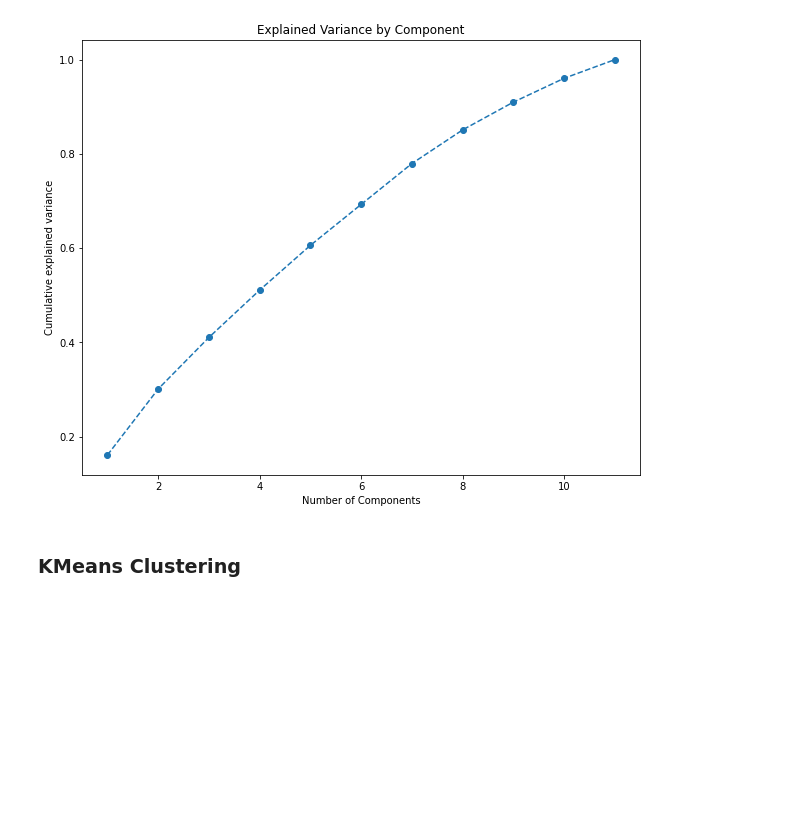
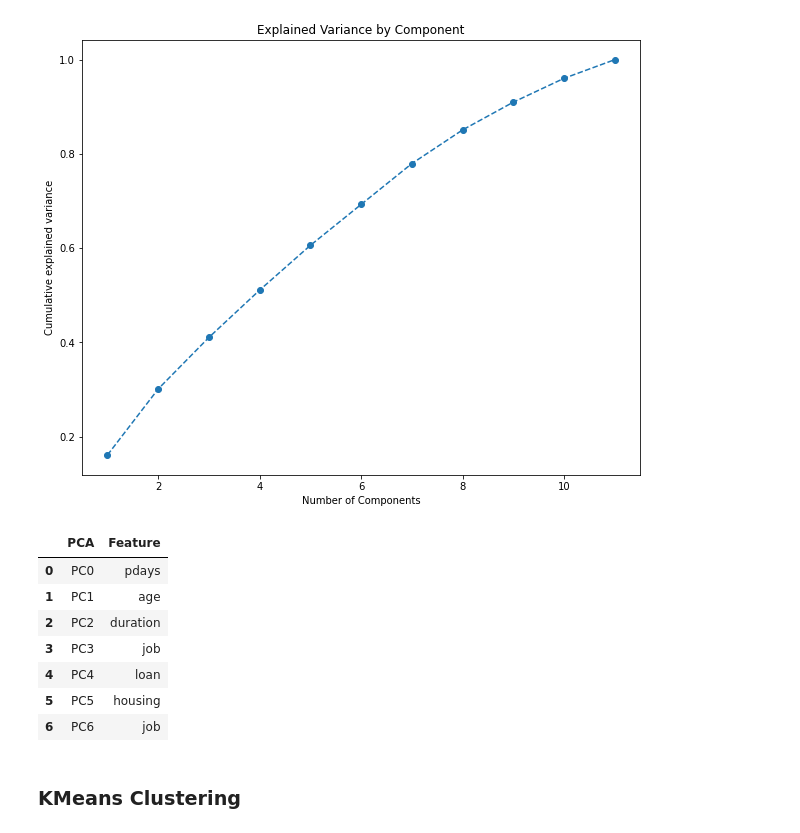
Before and after one commit to ShawnLiu119/Bank-Marketing_Clas-Clus-AppDev, a Jupyter notebook: BankMkting_Clustering_CustomerSegmentation.ipynb, the cells around one changed output. Saved outputs shown, nothing was run; the diff lists cells and outputs as text; code cells hidden in the pictures; blank space fills up the shorter version.

```diff
--- a/BankMkting_Clustering_CustomerSegmentation.ipynb
+++ b/BankMkting_Clustering_CustomerSegmentation.ipynb
@@ -119,6 +119,35 @@ Text(0, 0.5, 'Cumulative explained variance')
 pca = PCA(n_components = 7)
 
 x_pca = pca.fit_transform(x)
+# %%
+# number of components
+n_pcs= pca.components_.shape[0]
+
+# get the index of the most important feature on EACH component
+# LIST COMPREHENSION HERE
+most_important = [np.abs(pca.components_[i]).argmax() for i in range(n_pcs)]
+
+initial_feature_names = df_clus.columns
+# get the names
+most_important_names = [initial_feature_names[most_important[i]] for i in range(n_pcs)]
+
+# LIST COMPREHENSION HERE AGAIN
+dic = {'PC{}'.format(i): most_important_names[i] for i in range(n_pcs)}
+
+# build the dataframe
+df_pca_fea = pd.DataFrame(dic.items())
+# %%
+df_pca_fea = df_pca_fea.rename(columns={0: 'PCA', 1: 'Feature'})
+df_pca_fea
+# %% [output]
+|  | PCA | Feature |
+| 0 | PC0 | pdays |
+| 1 | PC1 | age |
+| 2 | PC2 | duration |
+| 3 | PC3 | job |
+| 4 | PC4 | loan |
+| 5 | PC5 | housing |
+| 6 | PC6 | job |
 # %% [markdown]
 ### KMeans Clustering
 # %%
```
Also changed, not shown: parts of 4 cells of this notebook.
